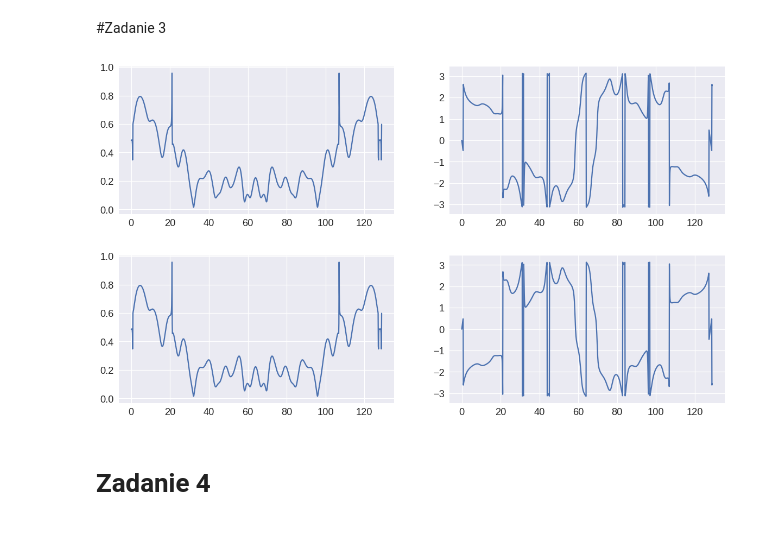
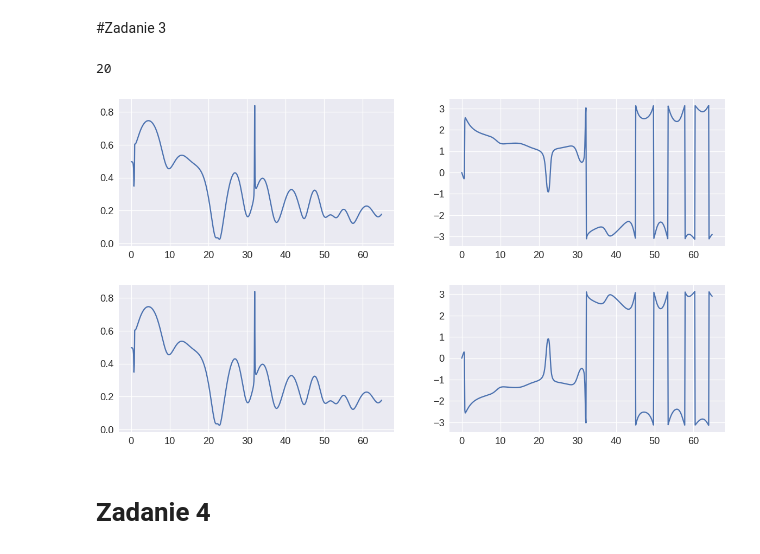
Before and after one commit to PPierzc/PracowniaEEG, a Jupyter notebook: Widmowa_analiza_parametryczna.ipynb, the cells around one changed output. Saved outputs shown, nothing was run; the diff lists cells and outputs as text; code cells hidden in the pictures.

```diff
--- a/Widmowa_analiza_parametryczna.ipynb
+++ b/Widmowa_analiza_parametryczna.ipynb
@@ -61,9 +68,9 @@ del(raw_syg_open)
 s = filters.butter_highpass_filter(s, 1, fs, order=5)
 s = filters.notch_filter(s, 50, fs)
 
-s = s[len(s)//2 : len(s)//2 + 1000]
-s = s.reshape(1, s.size)
+syg = s[len(s)//2 : len(s)//2 + 1000]
+syg = syg.reshape(1, syg.size)
 
-x = np.arange(s.size)
+x = np.arange(syg.size)
 x = x.reshape(1, x.size)
 # %% [output]
@@ -80,8 +87,8 @@ AIC = utils.coeffs(s, 1, 5)
 for _x in AIC:
   print(len(_x[0]), _x[0])
 
-AIC = utils.get_aic_func(s, 1, 20)
-order, params, coefs = utils.best_akaike(s, 1, 20)
+AIC = utils.get_aic_func(syg, 1, 20)
+order, params, coefs = utils.best_akaike(syg, 1, 20)
 
 plt.figure()
 plt.plot(list(range(1, 21)), AIC)
@@ -224,5 +139,0 @@ print(a.shape,b.shape)
-# %%
-fig, ax = plt.subplots()
-N, xf, yf = X(s, 128)
-ax.plot(xf, 2.0/N * np.abs(yf[:N//2]))
-plt.show()
@@ -240,18 +140,2 @@ A.shape
-# %%
-S_f = lambda f: np.dot(np.dot(H_f(f), V), np.matrix(H_f(f)).H)
-
-plt.figure()
-for f in np.arange(0, fs // 2):
-  plt.stem([f], S_f(f)[0])
-
-plt.show()
-plt.close()
-
-plt.figure()
-S = np.fft.rfft(s)
-print(S)
-plt.plot(np.abs(S)**2)
-plt.show()
-plt.close()
 # %% [markdown]
 #Zadanie 3
@@ -258,45 +152,38 @@ plt.close()
 # %%
-def coherence(widmo, i, j):
-  return widmo[:, i, j] / (widmo[:, i, i] * widmo[:, j, j])**.5
-
-def sin(f=21,N=1000,Fs=128,phi=0):
-	dt = 1.0/Fs
-
-	x = np.arange(0,N/Fs,dt)
-	g = np.sin(2*np.pi*f*x + phi)
-	return x, g
 
 x, g1 = sin()
 x, g2 = sin(np.pi/4)
 
 g2 += np.random.random(g2.size) * 0.2
 
 s = np.array([g1,g2])
 
 order, params, coefs = utils.best_akaike(s, 1, 20)
+print(order)
 
-efs, widma = widmo(s, order, 128, Fs=128)
+efs, widma = widmo(s, order, 128//2, Fs=128)
 
 plt.figure(figsize=(20, 5))
 coh = coherence(widma, 0, 1)
 
 plt.subplot(1, 2, 1)
 plt.plot(efs, abs(coh))
 
 plt.subplot(1, 2, 2)
 plt.plot(efs, np.angle(coh))
 
 plt.show()
 
 plt.figure(figsize=(20, 5))
 coh = coherence(widma, 1, 0)
 plt.subplot(1, 2, 1)
 plt.plot(efs, abs(coh))
 
 plt.subplot(1, 2, 2)
 plt.plot(efs, np.angle(coh))
 
 plt.show()
 # %% [output]
+20
-[figure, old version]
+[figure, new version]
-[figure, old version]
+[figure, new version]
```
Also changed, not shown: parts of 29 cells of this notebook.
